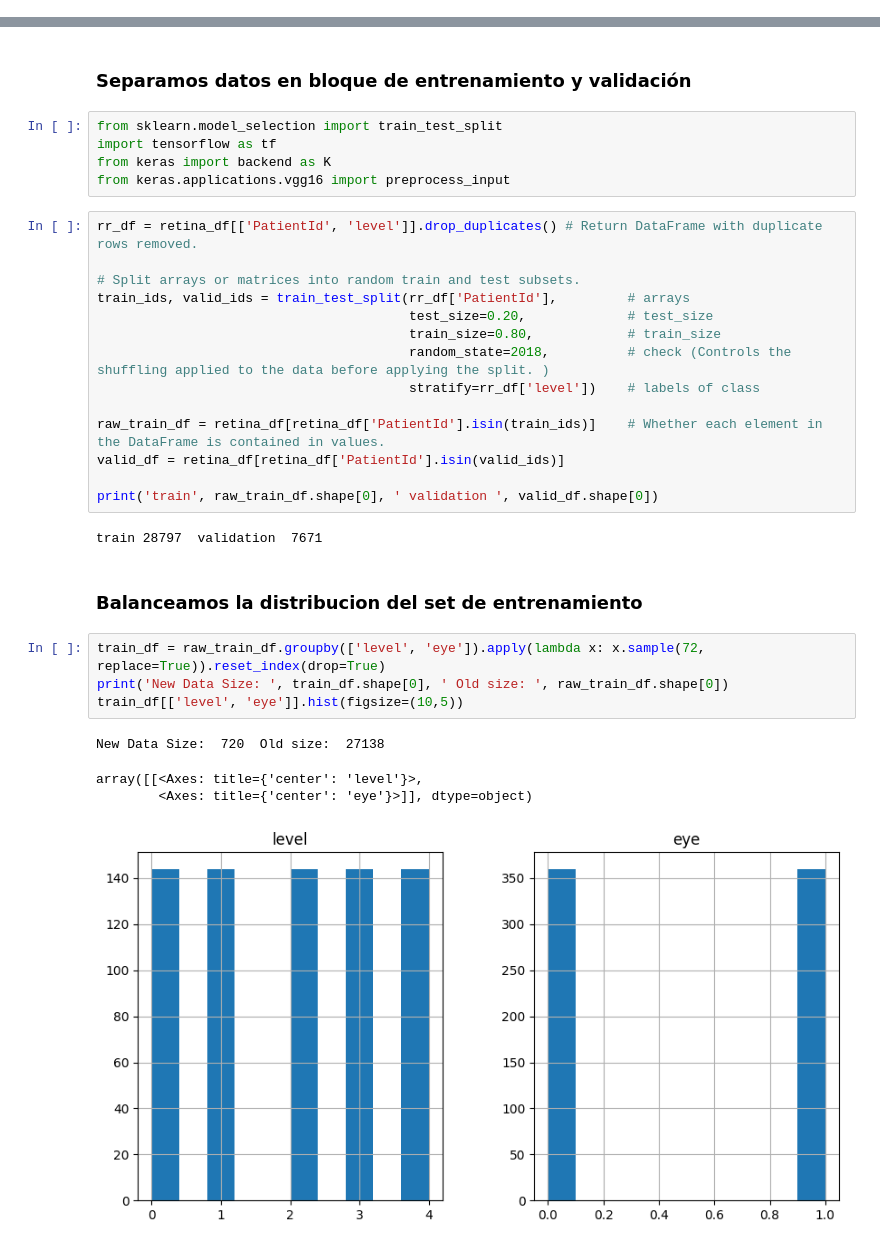
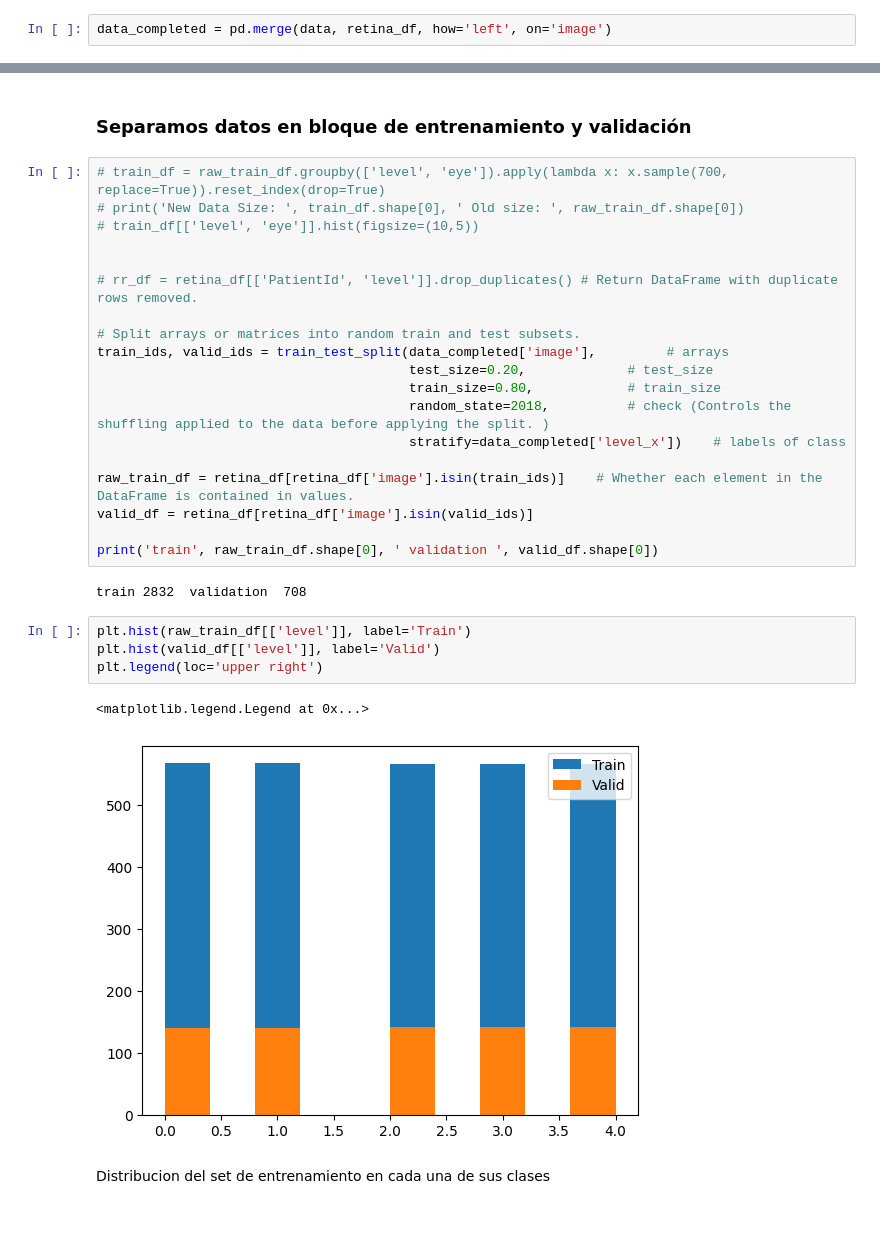
Before and after one commit to GustavoBD-Dev/DDRUCNN, a Jupyter notebook: src/DDRUCNN.ipynb, the cells around one changed output, grey strips where cells are left out. Saved outputs shown, nothing was run; the diff lists cells and outputs as text; blank space fills up the shorter version.

```diff
--- a/src/DDRUCNN.ipynb
+++ b/src/DDRUCNN.ipynb
@@ -134,0 +194,2 @@ array([[<Axes: title={'center': 'level'}>,
+# %%
+data_completed = pd.merge(data, retina_df, how='left', on='image')
@@ -135,34 +252,32 @@ array([[<Axes: title={'center': 'level'}>,
 # %% [markdown]
 ### Separamos datos en bloque de entrenamiento y validación
-# %%
-from sklearn.model_selection import train_test_split
-import tensorflow as tf
-from keras import backend as K
-from keras.applications.vgg16 import preprocess_input
 # %%
-rr_df = retina_df[['PatientId', 'level']].drop_duplicates() # Return DataFrame with duplicate rows removed.
+# train_df = raw_train_df.groupby(['level', 'eye']).apply(lambda x: x.sample(700, replace=True)).reset_index(drop=True)
+# print('New Data Size: ', train_df.shape[0], ' Old size: ', raw_train_df.shape[0])
+# train_df[['level', 'eye']].hist(figsize=(10,5))
+
+
+# rr_df = retina_df[['PatientId', 'level']].drop_duplicates() # Return DataFrame with duplicate rows removed.
 
 # Split arrays or matrices into random train and test subsets.
-train_ids, valid_ids = train_test_split(rr_df['PatientId'],         # arrays
+train_ids, valid_ids = train_test_split(data_completed['image'],         # arrays
                                         test_size=0.20,             # test_size
                                         train_size=0.80,            # train_size
                                         random_state=2018,          # check (Controls the shuffling applied to the data before applying the split. )
-                                        stratify=rr_df['level'])    # labels of class
+                                        stratify=data_completed['level_x'])    # labels of class
 
-raw_train_df = retina_df[retina_df['PatientId'].isin(train_ids)]    # Whether each element in the DataFrame is contained in values.
-valid_df = retina_df[retina_df['PatientId'].isin(valid_ids)]
+raw_train_df = retina_df[retina_df['image'].isin(train_ids)]    # Whether each element in the DataFrame is contained in values.
+valid_df = retina_df[retina_df['image'].isin(valid_ids)]
 
 print('train', raw_train_df.shape[0], ' validation ', valid_df.shape[0])
 # %% [output]
-train 28797  validation  7671
+train 2832  validation  708
-# %% [markdown]
-### Balanceamos la distribucion del set de entrenamiento
-# %%
-train_df = raw_train_df.groupby(['level', 'eye']).apply(lambda x: x.sample(72, replace=True)).reset_index(drop=True)
-print('New Data Size: ', train_df.shape[0], ' Old size: ', raw_train_df.shape[0])
-train_df[['level', 'eye']].hist(figsize=(10,5))
-# %% [output]
-New Data Size:  720  Old size:  27138
-array([[<Axes: title={'center': 'level'}>,
-        <Axes: title={'center': 'eye'}>]], dtype=object)
-[figure, removed]
+# %%
+plt.hist(raw_train_df[['level']], label='Train')
+plt.hist(valid_df[['level']], label='Valid')
+plt.legend(loc='upper right')
+# %% [output]
+<matplotlib.legend.Legend at 0x...>
+[figure, added]
+# %% [markdown]
+Distribucion del set de entrenamiento en cada una de sus clases
```
Also changed, not shown: parts of 25 cells of this notebook, 1 other file.
